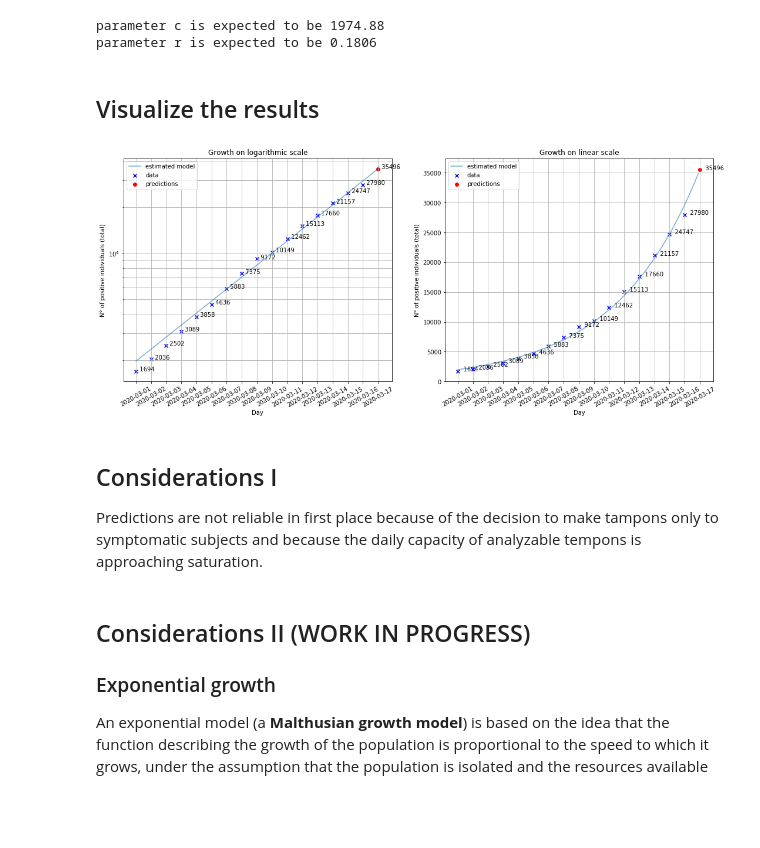
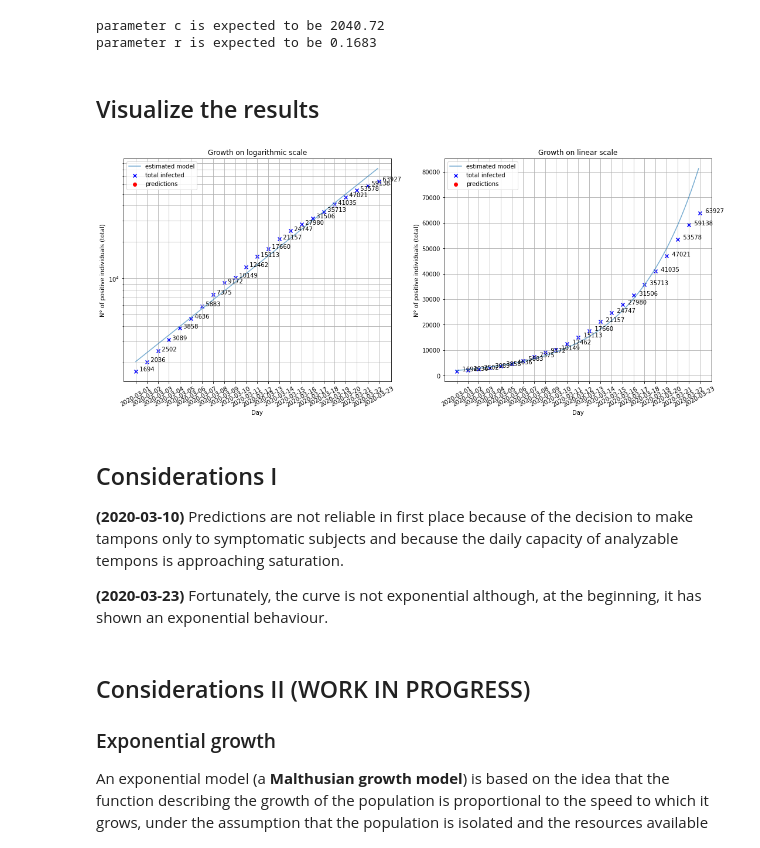
Before and after one commit to pietroventurini/predict-COVID19, a Jupyter notebook: Predicting_the_spread_of_COVID_19.ipynb, the cells around one changed output. Cells and saved outputs as stored; diff of their text form; code cells hidden in the pictures; blank space fills up the shorter version.

```diff
--- a/Predicting_the_spread_of_COVID_19.ipynb
+++ b/Predicting_the_spread_of_COVID_19.ipynb
@@ -37,7 +39,7 @@ import matplotlib.pyplot as plt
 # download updated data
 !curl https://raw.githubusercontent.com/pcm-dpc/COVID-19/master/dati-andamento-nazionale/dpc-covid19-ita-andamento-nazionale.csv -O
 # %%
-dataset = pd.read_csv('dpc-covid19-ita-andamento-nazionale.csv')
+dataset = pd.read_csv('dpc-covid19-ita-andamento-nazionale.csv') # load the data
 start_date = '2020-03-01' # choose start date
 
 y = dataset[dataset['data'] >= start_date].totale_casi
@@ -48,13 +50,15 @@ t = np.arange(n) # t = [0, 1, ..., n-1]
 X = np.array([np.ones(n), t]).T # construct matrix of regressors
 
 # approach 1: solving the normal equations: params = (X'X)^-1 X' lny
-# (lnc, r) = np.dot(np.linalg.inv(X.T @ X) @ X.T, lny)
+(lnc, r) = np.dot(np.linalg.inv(X.T @ X) @ X.T, lny)
 
+"""
 # Trying different approach in order to give more importance to numbers of last days
 # Weighted Least Squares: params = (X'WX)^-1 X'W*lny
 w = 0.8
 W = np.diag(list(map(lambda x: w**(n - x - 1), range(n))))
 (lnc, r) = np.dot(np.linalg.inv(X.T @ W @ X) @ X.T @ W, lny)
+"""
 
 # approach 2: with the Moore-Penrose pseudoinverse
 #(lnc, r) = np.dot(np.linalg.pinv(X), lny)
@@ -69,14 +73,14 @@ c = np.exp(lnc)
 print('parameter c is expected to be {:.2f}'.format(c))
 print('parameter r is expected to be {:.4f}'.format(r))
 # %% [output]
-parameter c is expected to be 1974.88
-parameter r is expected to be 0.1806
+parameter c is expected to be 2040.72
+parameter r is expected to be 0.1683
 # %% [markdown]
 ## Visualize the results
 # %%
 # sample data for plotting purposes
 t_start = np.datetime64(start_date) # first day
-days = 16 # days to consider since t_start
+days = n-1 # days to consider since t_start
 dates = np.arange(t_start, t_start + days + 1) # list of days from t_start to (t_start + days)
 xx = np.arange(0, days, 0.1)
 yy = c * np.exp(r*xx)
@@ -86,40 +90,42 @@ t_pred = np.arange(t[-1] + 1, days + 1)
 y_pred = c * np.exp(r*t_pred)
 
 # plot: semilogarithmic scale
 fig, (ax1, ax2) = plt.subplots(1, 2, figsize=(18,7))
-ax1.scatter(t, y, marker='x', color='b', label='data')
+ax1.scatter(t, y, marker='x', color='b', label='total infected')
 ax1.scatter(t_pred, y_pred, marker='o', color='r', label='predictions')
 ax1.semilogy(xx, yy, alpha=0.6, label='estimated model')
 ax1.grid(True, which='both')
 ax1.set_xticks(range(days+1))
 ax1.set_xticklabels(dates)
 ax1.xaxis.set_tick_params(rotation=30, labelsize=10)
 ax1.set_title('Growth on logarithmic scale')
 ax1.set_xlabel('Day')
 ax1.set_ylabel('N° of positive individuals (total)')
 ax1.legend()
 [ax1.annotate('  {:.0f}'.format(y), (t, y)) for (t,y) in zip(np.hstack((t, t_pred)), np.hstack((y, y_pred)))]
 
 # plot: linear scale
-ax2.scatter(t, y, marker='x', color='b', label='data')
+ax2.scatter(t, y, marker='x', color='b', label='total infected')
 ax2.scatter(t_pred, y_pred, marker='o', color='r', label='predictions')
 ax2.plot(xx, yy, alpha=0.6, label='estimated model')
 ax2.grid(True)
 ax2.set_xticks(range(days+1))
 ax2.set_xticklabels(dates)
 ax2.xaxis.set_tick_params(rotation=30, labelsize=10)
 ax2.set_xlabel('Day')
 ax2.set_ylabel('N° of positive individuals (total)')
 ax2.set_title('Growth on linear scale')
 ax2.legend()
 [ax2.annotate('   {:.0f}'.format(y), (t, y)) for (t,y) in zip(np.hstack((t, t_pred)), np.hstack((y, y_pred)))]
 plt.show()
 # %% [output]
-[figure, old version]
+[figure, new version]
 # %% [markdown]
 ## Considerations I
 
-Predictions are not reliable in first place because of the decision to make tampons only to symptomatic subjects and because the daily capacity of analyzable tempons is approaching saturation.
+**(2020-03-10)** Predictions are not reliable in first place because of the decision to make tampons only to symptomatic subjects and because the daily capacity of analyzable tempons is approaching saturation.
+
+**(2020-03-23)** Fortunately, the curve is not exponential although, at the beginning, it has shown an exponential behaviour.
 # %% [markdown]
 ## Considerations II (WORK IN PROGRESS)
 ### Exponential growth
```
Also changed, not shown: parts of 8 cells of this notebook.
